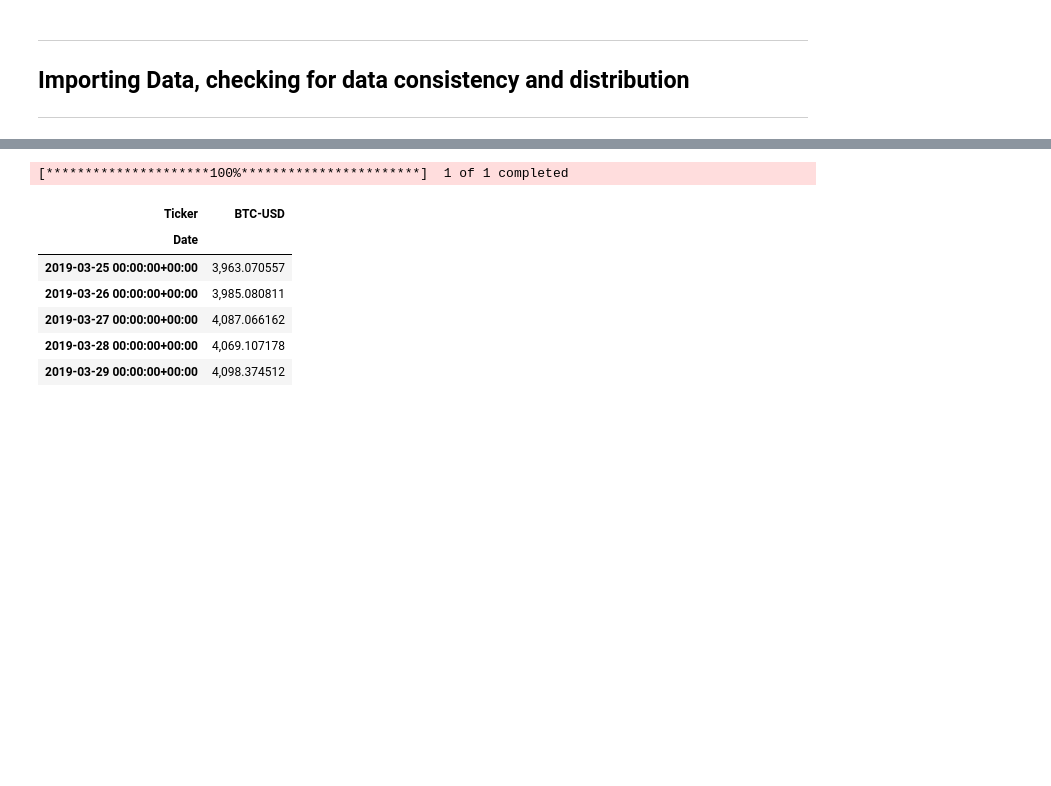
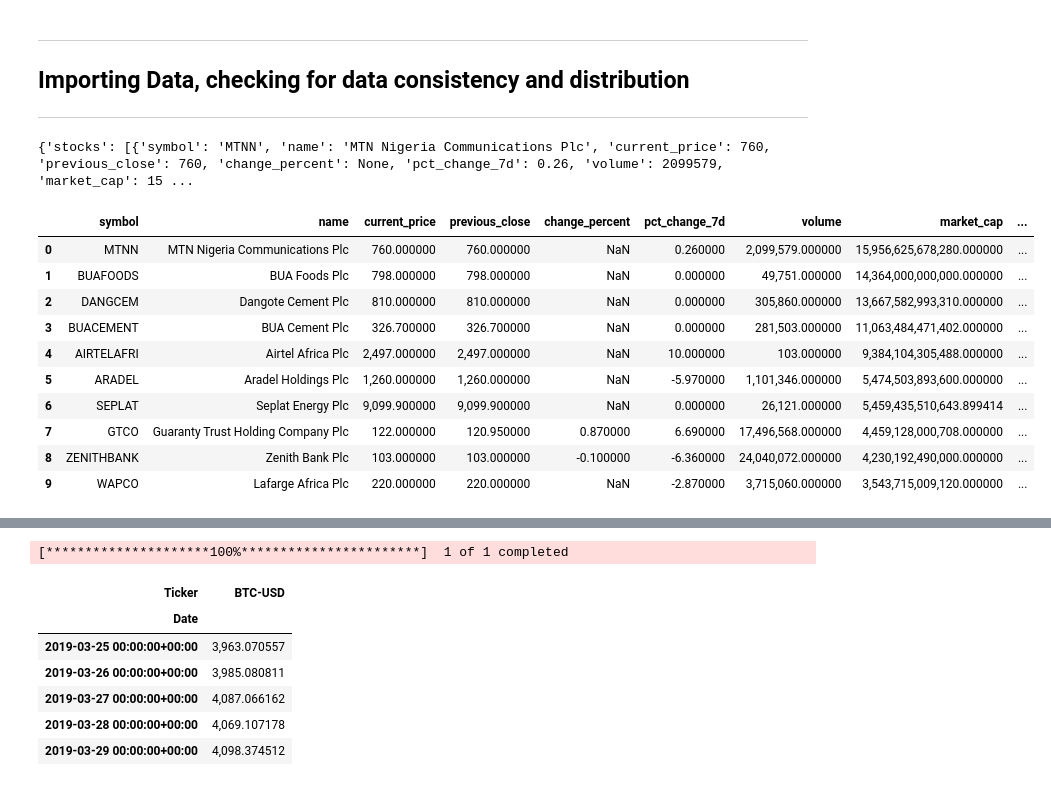
Before and after one commit to Sahdam/Nigerian-Financial-Risk-Intelligence-System, a Jupyter notebook: Nigerian_Financial_Risk_Intelligence_System.ipynb, the cells around one changed output, grey strips where cells are left out. Drawn from its saved outputs; the diff is of its cells as text; code cells hidden in the pictures; blank space fills up the shorter version.

```diff
--- a/Nigerian_Financial_Risk_Intelligence_System.ipynb
+++ b/Nigerian_Financial_Risk_Intelligence_System.ipynb
@@ -16,3 +16,31 @@ import yfinance as yfin
 from datetime import date
 
 pd.options.display.float_format="{:,.6f}".format
+# %%
+import requests
+
+url = "https://ngxpulse.ng/api/ngxdata/stocks"
+headers = {
+    "x-api-key": "ngxpulse_lzk9tcf9ok1beonm"
+}
+
+response = requests.get(url, headers=headers)
+print(response.json())
+# %% [output]
+{'stocks': [{'symbol': 'MTNN', 'name': 'MTN Nigeria Communications Plc', 'current_price': 760, 'previous_close': 760, 'change_percent': None, 'pct_change_7d': 0.26, 'volume': 2099579, 'market_cap': 15 ...
+# %%
+stock_data = response.json()
+df_stock = pd.DataFrame(stock_data['stocks'])
+df_stock.head(10)
+# %% [output]
+|  | symbol | name | current_price | previous_close | change_percent | pct_change_7d | volume | market_cap | ... |
+| 0 | MTNN | MTN Nigeria Communications Plc | 760.000000 | 760.000000 | NaN | 0.260000 | 2,099,579.000000 | 15,956,625,678,280.000000 | ... |
+| 1 | BUAFOODS | BUA Foods Plc | 798.000000 | 798.000000 | NaN | 0.000000 | 49,751.000000 | 14,364,000,000,000.000000 | ... |
+| 2 | DANGCEM | Dangote Cement Plc | 810.000000 | 810.000000 | NaN | 0.000000 | 305,860.000000 | 13,667,582,993,310.000000 | ... |
+| 3 | BUACEMENT | BUA Cement Plc | 326.700000 | 326.700000 | NaN | 0.000000 | 281,503.000000 | 11,063,484,471,402.000000 | ... |
+| 4 | AIRTELAFRI | Airtel Africa Plc | 2,497.000000 | 2,497.000000 | NaN | 10.000000 | 103.000000 | 9,384,104,305,488.000000 | ... |
+| 5 | ARADEL | Aradel Holdings Plc | 1,260.000000 | 1,260.000000 | NaN | -5.970000 | 1,101,346.000000 | 5,474,503,893,600.000000 | ... |
+| 6 | SEPLAT | Seplat Energy Plc | 9,099.900000 | 9,099.900000 | NaN | 0.000000 | 26,121.000000 | 5,459,435,510,643.899414 | ... |
+| 7 | GTCO | Guaranty Trust Holding Company Plc | 122.000000 | 120.950000 | 0.870000 | 6.690000 | 17,496,568.000000 | 4,459,128,000,708.000000 | ... |
+| 8 | ZENITHBANK | Zenith Bank Plc | 103.000000 | 103.000000 | -0.100000 | -6.360000 | 24,040,072.000000 | 4,230,192,490,000.000000 | ... |
+| 9 | WAPCO | Lafarge Africa Plc | 220.000000 | 220.000000 | NaN | -2.870000 | 3,715,060.000000 | 3,543,715,009,120.000000 | ... |
```
Also changed, not shown: parts of 15 cells of this notebook.
